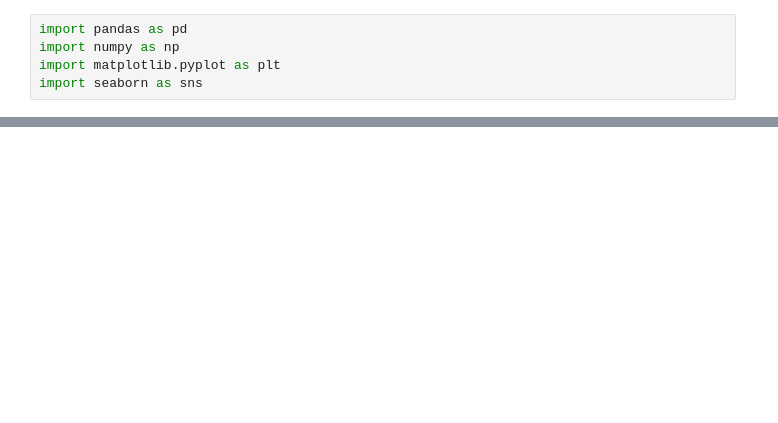
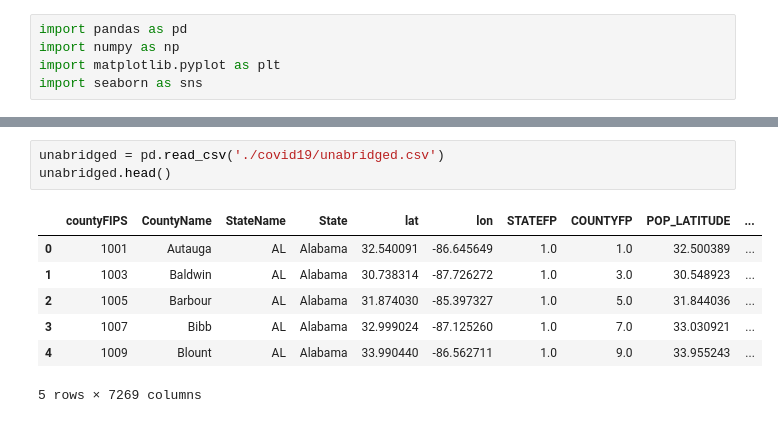
Before and after one commit to AndyFlury13/covid19-final-project, a Jupyter notebook: final_proj/victor.ipynb, the cells around one changed output, grey strips where cells are left out. Cells and saved outputs as stored; diff of their text form; blank space fills up the shorter version.

```diff
--- a/final_proj/victor.ipynb
+++ b/final_proj/victor.ipynb
@@ -39,0 +79,11 @@ array(['UID', 'iso2', 'iso3', 'code3', 'FIPS', 'Admin2', 'Province_State',
+# %%
+unabridged = pd.read_csv('./covid19/unabridged.csv')
+unabridged.head()
+# %% [output]
+|  | countyFIPS | CountyName | StateName | State | lat | lon | STATEFP | COUNTYFP | POP_LATITUDE | ... |
+| 0 | 1001 | Autauga | AL | Alabama | 32.540091 | -86.645649 | 1.0 | 1.0 | 32.500389 | ... |
+| 1 | 1003 | Baldwin | AL | Alabama | 30.738314 | -87.726272 | 1.0 | 3.0 | 30.548923 | ... |
+| 2 | 1005 | Barbour | AL | Alabama | 31.874030 | -85.397327 | 1.0 | 5.0 | 31.844036 | ... |
+| 3 | 1007 | Bibb | AL | Alabama | 32.999024 | -87.125260 | 1.0 | 7.0 | 33.030921 | ... |
+| 4 | 1009 | Blount | AL | Alabama | 33.990440 | -86.562711 | 1.0 | 9.0 | 33.955243 | ... |
+5 rows × 7269 columns
```
Also changed, not shown: parts of 9 cells of this notebook, 1 other file.
